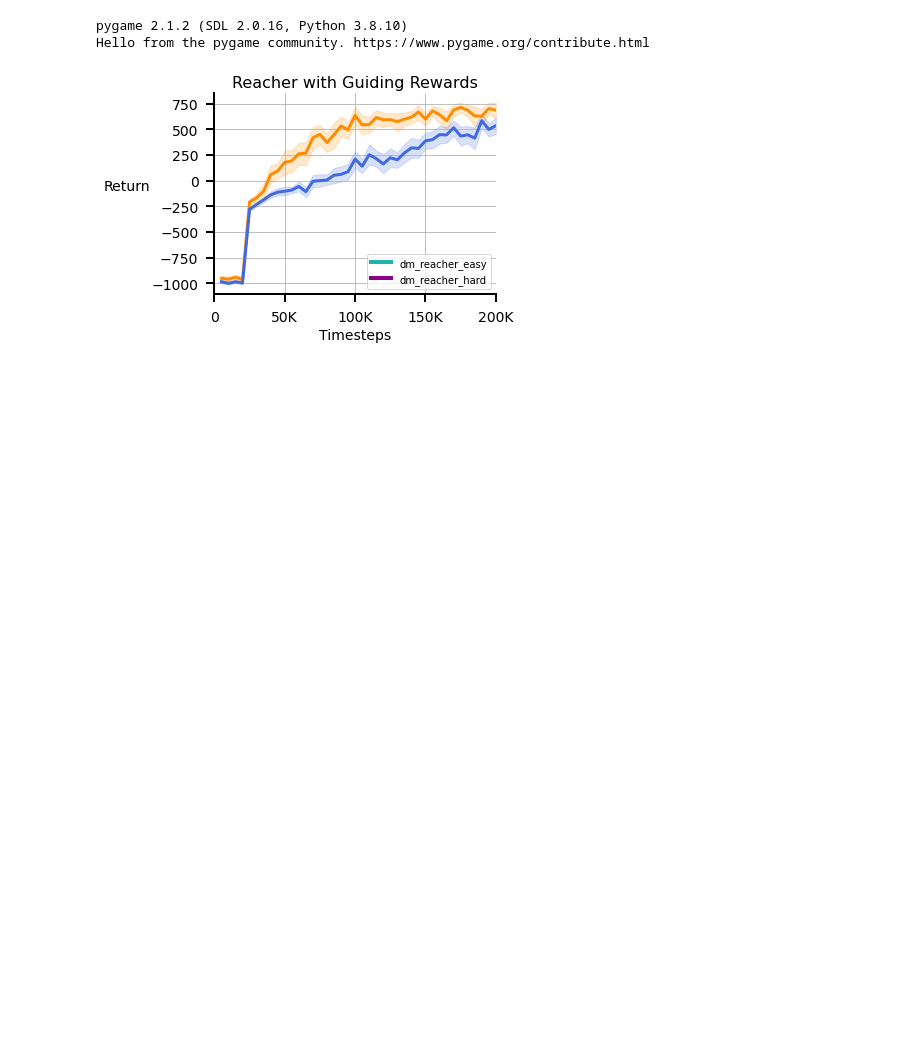
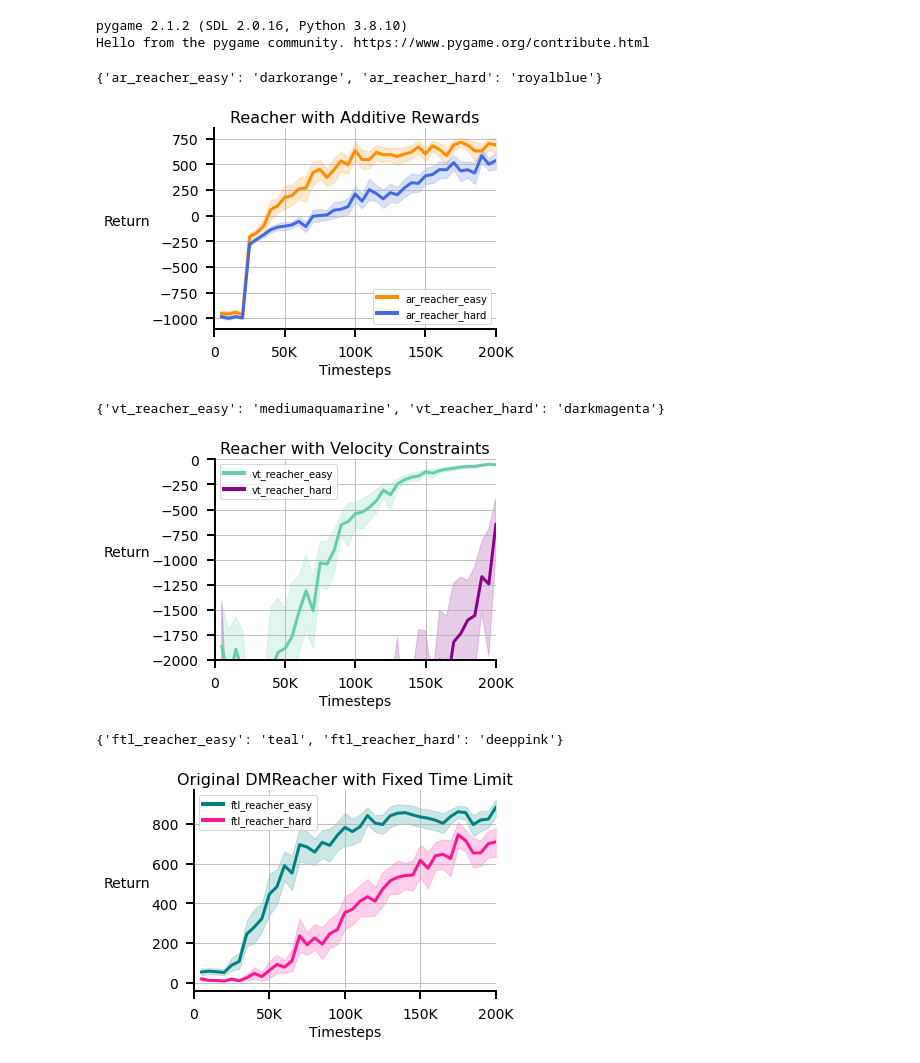
Before and after one commit to gauthamvasan/rl_suite, a Jupyter notebook: rl_suite/plot/reward_comparisons_plot.ipynb, the cells around one changed output. Saved outputs shown, nothing was run; the diff lists cells and outputs as text; code cells hidden in the pictures; blank space fills up the shorter version.

Commit message:
Compare different types of rewards

```diff
--- a/rl_suite/plot/reward_comparisons_plot.ipynb
+++ b/rl_suite/plot/reward_comparisons_plot.ipynb
@@ -154,52 +201,30 @@ def smoothed_curve(returns, ep_lens, x_tick=5000, window_len=5000):
 # %%
 # Plot returns from numpy txt files with returns and episode lengths
 
-envs = ["ar_reacher_easy", "ar_reacher_hard"]
+basepath = "/home/vasan/src/rl_suite/rl_suite/misc/results"
 color_palette = {
     "ar_reacher_easy": "darkorange",
     "ar_reacher_hard": "royalblue",
-    # "vt_reacher_easy": "lightseagreen",
+}
+plotter(basepath, color_palette, "Reacher with Additive Rewards")
+
+###
+color_palette = {
     "vt_reacher_easy": "mediumaquamarine",
     "vt_reacher_hard": "darkmagenta",
+}
+plotter(basepath, color_palette, "Reacher with Velocity Constraints", ylim=[-2000, 0])
+
+###
+color_palette = {
     "ftl_reacher_easy": "teal",
     "ftl_reacher_hard": "deeppink",
 }
-basepath = "/home/vasan/src/rl_suite/rl_suite/misc/results"
-
-df = pd.DataFrame(columns=["step", "avg_ret", "seed", "timeout"])
-
-for env in envs:
-    all_paths = glob.glob(f"{basepath}/{env}/*_returns.txt")
-    assert len(all_paths) > 0
-    counter = 0
-    for fp in all_paths:
-        counter += 1
-        data = np.loadtxt(fp)
-        try:
-            rets, timesteps = smoothed_curve(data[1], data[0], x_tick=5000, window_len=5000)
-            for r, t in zip(rets, timesteps):
-                df = pd.concat([df, pd.DataFrame.from_records([{'env': env, 'seed':counter, 'step':t, 'avg_ret':r}])])
-        except IndexError as e:
-            print(f"Run {fp} incomplete. It was not added to the plot")
-
-# Plot
-# for env in envs:
-plt.figure()
-plt_formatter()
-plt.xlim(0, 200000)
-# sns.lineplot(x="step", y='avg_ret', data=df[df['env']==env], hue='env', palette=color_palette)
-sns.lineplot(x="step", y='avg_ret', data=df, hue='env', palette=color_palette)
-title = "Reacher with Guiding Rewards"
-set_labels(title, labelpad=25)
-
-
-legend_elements = [Line2D([0], [0], color='lightseagreen', lw=4, label='dm_reacher_easy'),
-                   Line2D([0], [0], color='darkmagenta', lw=4, label='dm_reacher_hard'),]
-plt.legend(handles=legend_elements, loc='lower right')
-plt.tight_layout()
-plt.locator_params(axis='x', nbins=8)
-plt.savefig(title+'.pdf', dpi=200)
-plt.show()
-plt.close()
+plotter(basepath, color_palette, "Original DMReacher with Fixed Time Limit")
 # %% [output]
+{'ar_reacher_easy': 'darkorange', 'ar_reacher_hard': 'royalblue'}
-[figure, old version]
+[figure, new version]
+{'vt_reacher_easy': 'mediumaquamarine', 'vt_reacher_hard': 'darkmagenta'}
+[figure, added]
+{'ftl_reacher_easy': 'teal', 'ftl_reacher_hard': 'deeppink'}
+[figure, added]
```
Also changed, not shown: parts of 9 cells of this notebook, 1 other file.
